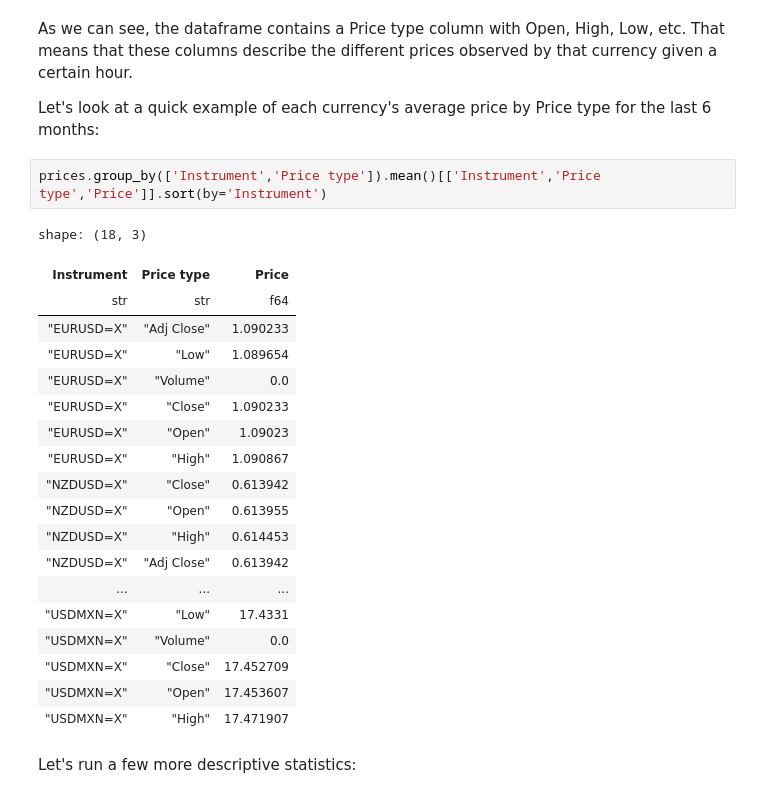
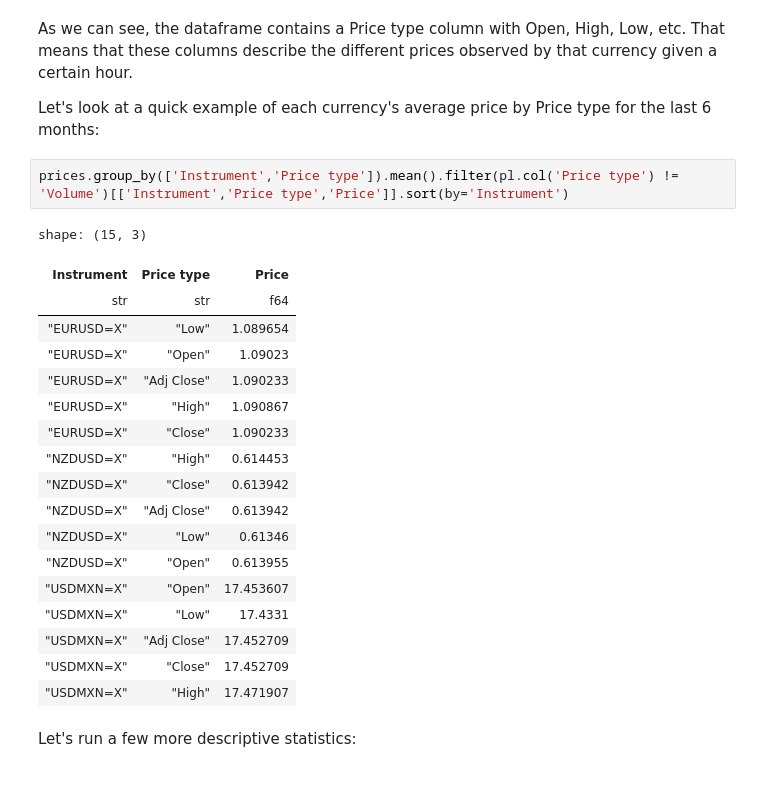
Before and after one commit to nogibjj/JCB_project1, a Jupyter notebook: src/yf_currencies.ipynb, the cells around one changed output. Saved outputs shown, nothing was run; the diff lists cells and outputs as text.

```diff
--- a/src/yf_currencies.ipynb
+++ b/src/yf_currencies.ipynb
@@ -56,26 +58,25 @@ That means that these columns describe the different prices observed by that cur
 
 Let's look at a quick example of each currency's average price by Price type for the last 6 months:
 # %%
-prices.group_by(['Instrument','Price type']).mean()[['Instrument','Price type','Price']].sort(by='Instrument')
+prices.group_by(['Instrument','Price type']).mean().filter(pl.col('Price type') != 'Volume')[['Instrument','Price type','Price']].sort(by='Instrument')
 # %% [output]
-shape: (18, 3)
+shape: (15, 3)
 | Instrument | Price type | Price |
 | str | str | f64 |
+| "EURUSD=X" | "Low" | 1.089654 |
+| "EURUSD=X" | "Open" | 1.09023 |
 | "EURUSD=X" | "Adj Close" | 1.090233 |
-| "EURUSD=X" | "Low" | 1.089654 |
-| "EURUSD=X" | "Volume" | 0.0 |
+| "EURUSD=X" | "High" | 1.090867 |
 | "EURUSD=X" | "Close" | 1.090233 |
-| "EURUSD=X" | "Open" | 1.09023 |
-| "EURUSD=X" | "High" | 1.090867 |
+| "NZDUSD=X" | "High" | 0.614453 |
 | "NZDUSD=X" | "Close" | 0.613942 |
+| "NZDUSD=X" | "Adj Close" | 0.613942 |
+| "NZDUSD=X" | "Low" | 0.61346 |
 | "NZDUSD=X" | "Open" | 0.613955 |
-| "NZDUSD=X" | "High" | 0.614453 |
-| "NZDUSD=X" | "Adj Close" | 0.613942 |
-| ... | ... | ... |
+| "USDMXN=X" | "Open" | 17.453607 |
 | "USDMXN=X" | "Low" | 17.4331 |
-| "USDMXN=X" | "Volume" | 0.0 |
+| "USDMXN=X" | "Adj Close" | 17.452709 |
 | "USDMXN=X" | "Close" | 17.452709 |
-| "USDMXN=X" | "Open" | 17.453607 |
 | "USDMXN=X" | "High" | 17.471907 |
 # %% [markdown]
 Let's run a few more descriptive statistics:
```
Also changed, not shown: parts of 3 cells of this notebook, 1 other file.
